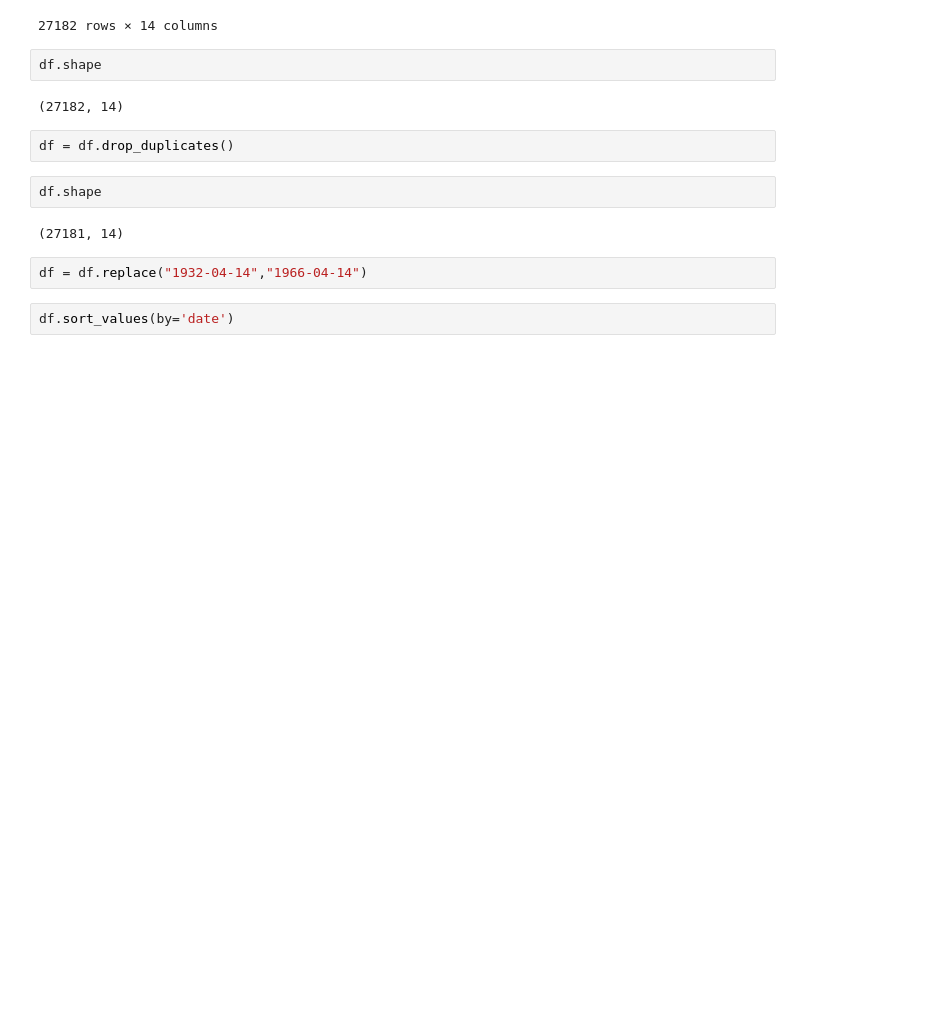
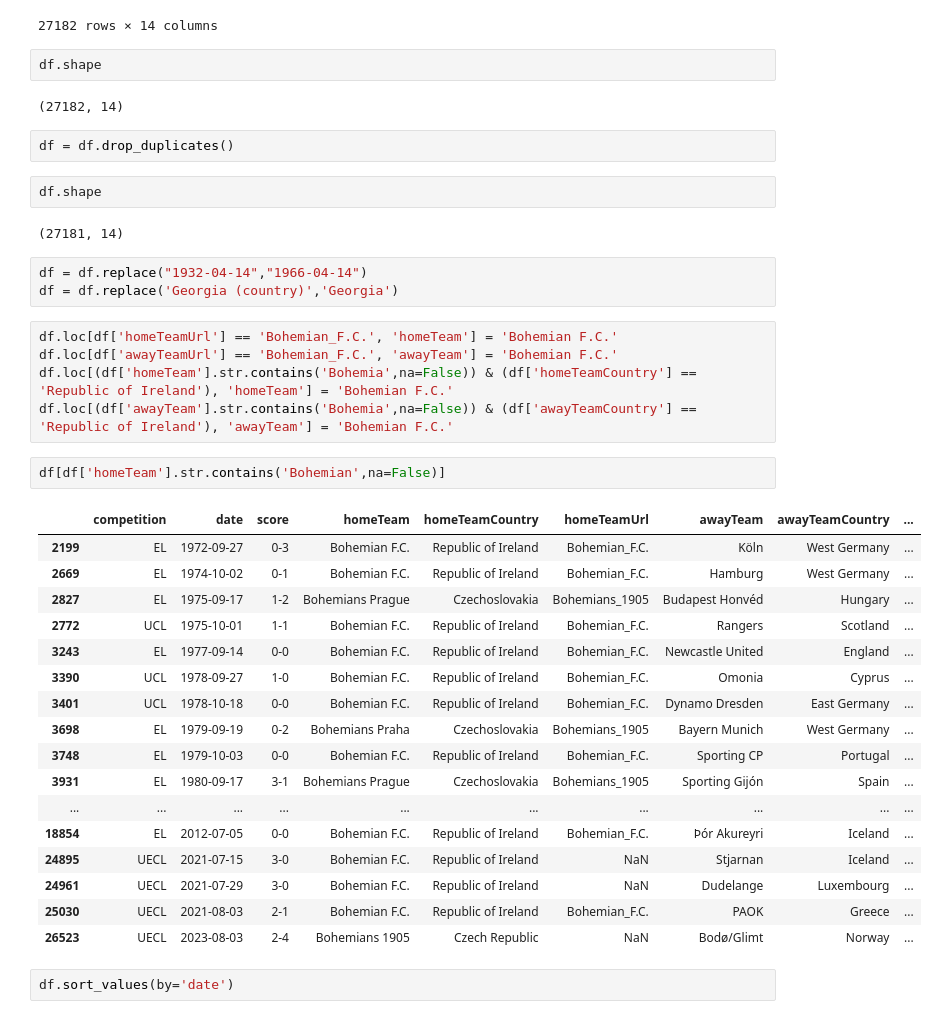
Before and after one commit to DataRozhlas/evropske-pohary, a Jupyter notebook: 003_wikipedia_cleaning.ipynb, the cells around one changed output. Saved outputs shown, nothing was run; the diff lists cells and outputs as text; blank space fills up the shorter version.

```diff
--- a/003_wikipedia_cleaning.ipynb
+++ b/003_wikipedia_cleaning.ipynb
@@ -206,6 +206,32 @@ df.shape
 (27181, 14)
 # %%
 df = df.replace("1932-04-14","1966-04-14")
+df = df.replace('Georgia (country)','Georgia')
+# %%
+df.loc[df['homeTeamUrl'] == 'Bohemian_F.C.', 'homeTeam'] = 'Bohemian F.C.'
+df.loc[df['awayTeamUrl'] == 'Bohemian_F.C.', 'awayTeam'] = 'Bohemian F.C.'
+df.loc[(df['homeTeam'].str.contains('Bohemia',na=False)) & (df['homeTeamCountry'] == 'Republic of Ireland'), 'homeTeam'] = 'Bohemian F.C.'
+df.loc[(df['awayTeam'].str.contains('Bohemia',na=False)) & (df['awayTeamCountry'] == 'Republic of Ireland'), 'awayTeam'] = 'Bohemian F.C.'
+# %%
+df[df['homeTeam'].str.contains('Bohemian',na=False)]
+# %% [output]
+|  | competition | date | score | homeTeam | homeTeamCountry | homeTeamUrl | awayTeam | awayTeamCountry | ... |
+| 2199 | EL | 1972-09-27 | 0-3 | Bohemian F.C. | Republic of Ireland | Bohemian_F.C. | Köln | West Germany | ... |
+| 2669 | EL | 1974-10-02 | 0-1 | Bohemian F.C. | Republic of Ireland | Bohemian_F.C. | Hamburg | West Germany | ... |
+| 2827 | EL | 1975-09-17 | 1-2 | Bohemians Prague | Czechoslovakia | Bohemians_1905 | Budapest Honvéd | Hungary | ... |
+| 2772 | UCL | 1975-10-01 | 1-1 | Bohemian F.C. | Republic of Ireland | Bohemian_F.C. | Rangers | Scotland | ... |
+| 3243 | EL | 1977-09-14 | 0-0 | Bohemian F.C. | Republic of Ireland | Bohemian_F.C. | Newcastle United | England | ... |
+| 3390 | UCL | 1978-09-27 | 1-0 | Bohemian F.C. | Republic of Ireland | Bohemian_F.C. | Omonia | Cyprus | ... |
+| 3401 | UCL | 1978-10-18 | 0-0 | Bohemian F.C. | Republic of Ireland | Bohemian_F.C. | Dynamo Dresden | East Germany | ... |
+| 3698 | EL | 1979-09-19 | 0-2 | Bohemians Praha | Czechoslovakia | Bohemians_1905 | Bayern Munich | West Germany | ... |
+| 3748 | EL | 1979-10-03 | 0-0 | Bohemian F.C. | Republic of Ireland | Bohemian_F.C. | Sporting CP | Portugal | ... |
+| 3931 | EL | 1980-09-17 | 3-1 | Bohemians Prague | Czechoslovakia | Bohemians_1905 | Sporting Gijón | Spain | ... |
+| ... | ... | ... | ... | ... | ... | ... | ... | ... | ... |
+| 18854 | EL | 2012-07-05 | 0-0 | Bohemian F.C. | Republic of Ireland | Bohemian_F.C. | Þór Akureyri | Iceland | ... |
+| 24895 | UECL | 2021-07-15 | 3-0 | Bohemian F.C. | Republic of Ireland | NaN | Stjarnan | Iceland | ... |
+| 24961 | UECL | 2021-07-29 | 3-0 | Bohemian F.C. | Republic of Ireland | NaN | Dudelange | Luxembourg | ... |
+| 25030 | UECL | 2021-08-03 | 2-1 | Bohemian F.C. | Republic of Ireland | Bohemian_F.C. | PAOK | Greece | ... |
+| 26523 | UECL | 2023-08-03 | 2-4 | Bohemians 1905 | Czech Republic | NaN | Bodø/Glimt | Norway | ... |
 # %%
 df.sort_values(by='date')
 # %% [output]
```
Also changed, not shown: parts of 3 cells of this notebook, 6 other files.
